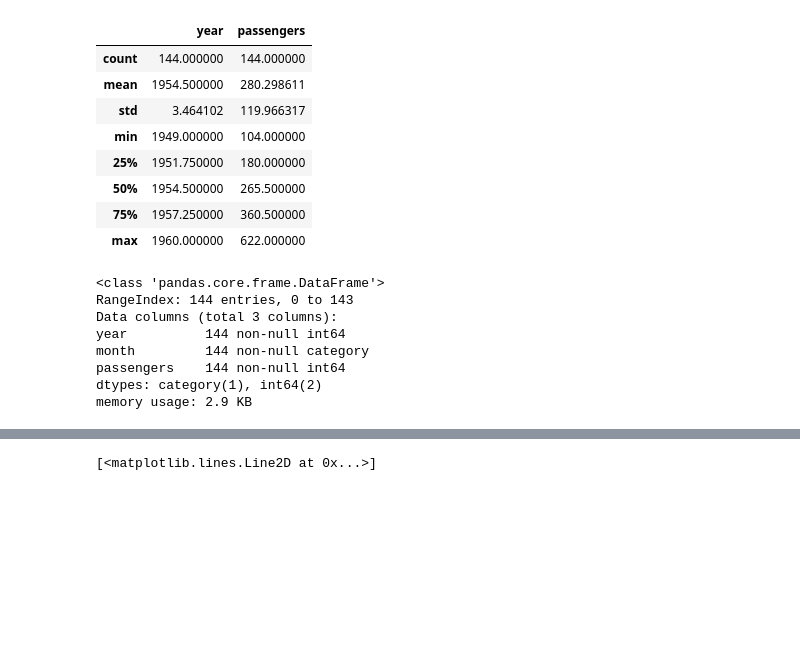
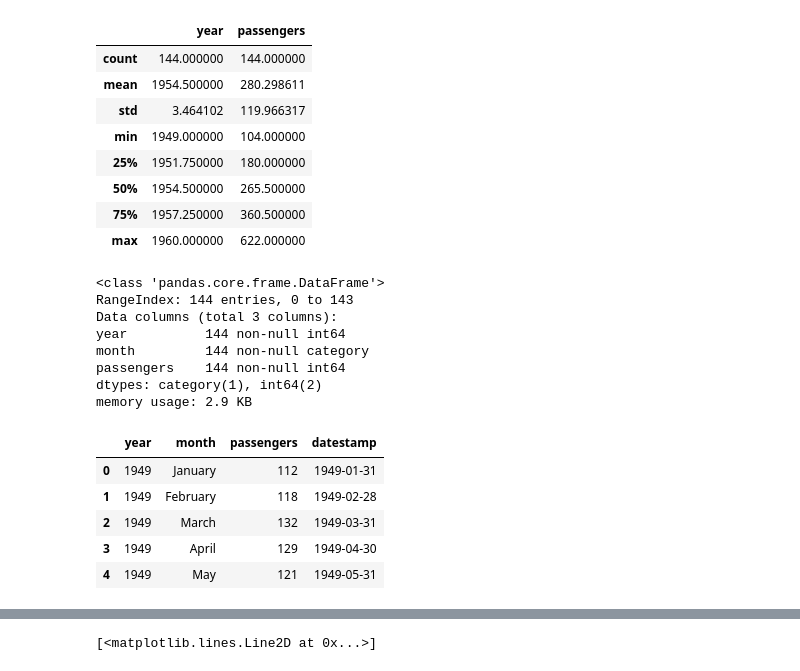
Before and after one commit to hpsuresh12345/Python-code, a Jupyter notebook: Timeseries_exponential_smoothing_24Aug2019.ipynb, the cells around one changed output, grey strips where cells are left out. Cells and saved outputs as stored; diff of their text form; code cells hidden in the pictures; blank space fills up the shorter version.

```diff
--- a/Timeseries_exponential_smoothing_24Aug2019.ipynb
+++ b/Timeseries_exponential_smoothing_24Aug2019.ipynb
@@ -60,3 +58,13 @@ month         144 non-null category
 passengers    144 non-null int64
 dtypes: category(1), int64(2)
 memory usage: 2.9 KB
+# %%
+data['datestamp'] = month
+data.head()
+# %% [output]
+|  | year | month | passengers | datestamp |
+| 0 | 1949 | January | 112 | 1949-01-31 |
+| 1 | 1949 | February | 118 | 1949-02-28 |
+| 2 | 1949 | March | 132 | 1949-03-31 |
+| 3 | 1949 | April | 129 | 1949-04-30 |
+| 4 | 1949 | May | 121 | 1949-05-31 |
```
Also changed, not shown: parts of 6 cells of this notebook.
